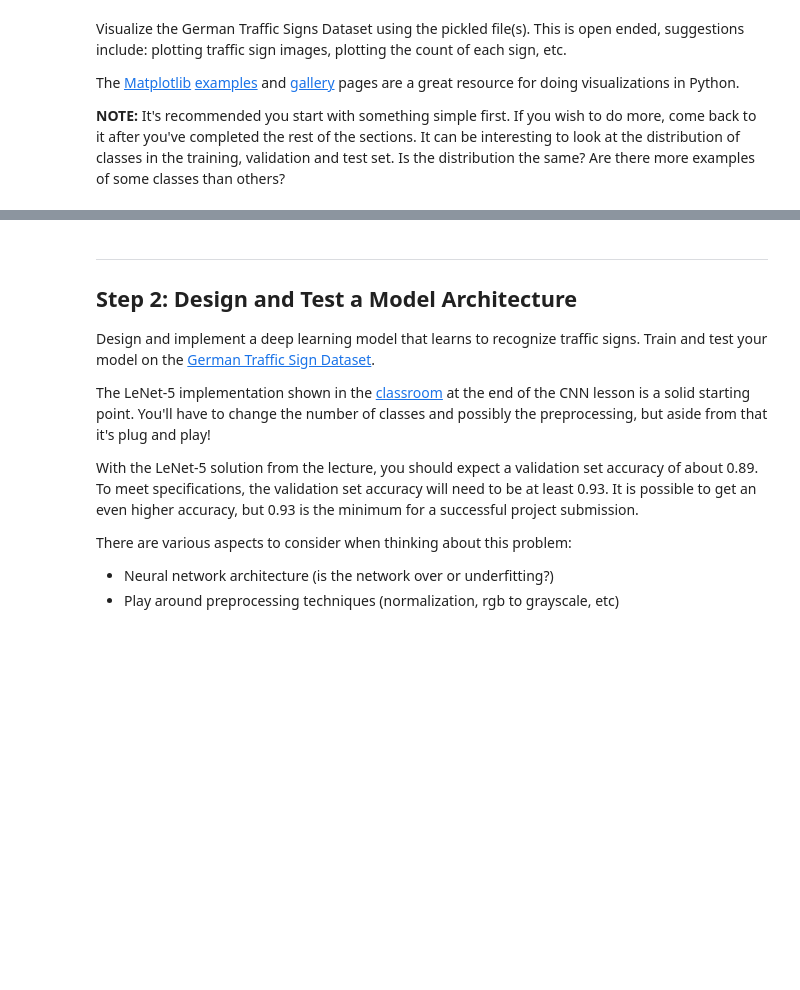
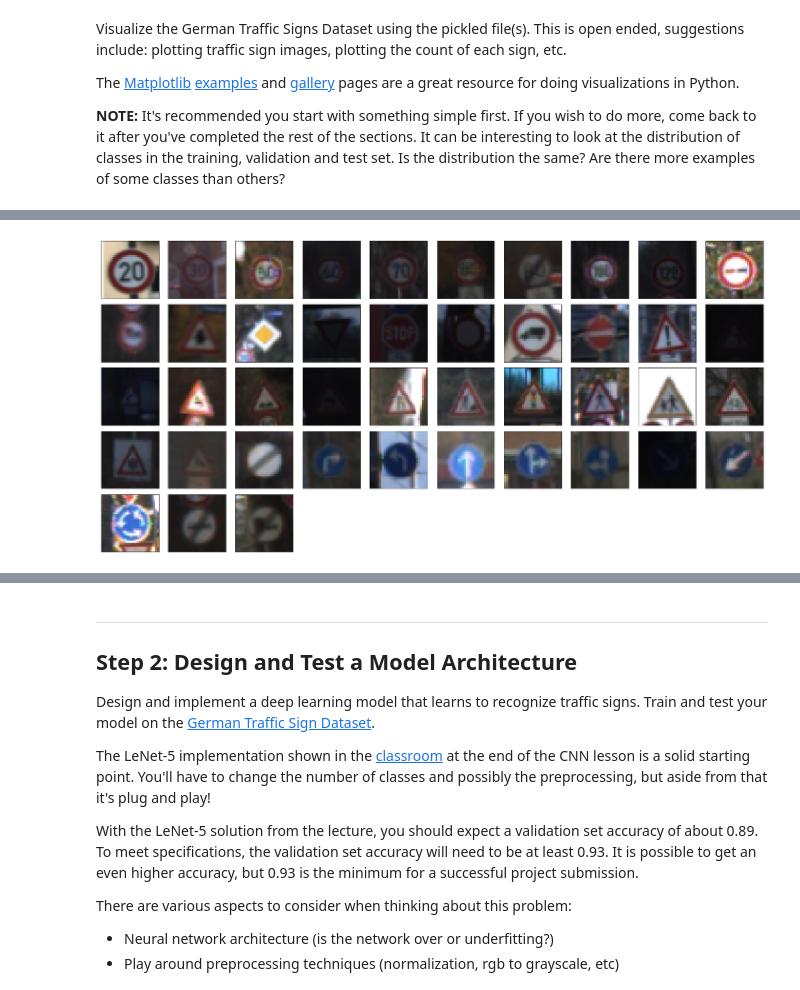
Before and after one commit to shakeelr/CarND-Traffic-Sign-Classifier-Project, a Jupyter notebook: Traffic_Sign_Classifier.ipynb, the cells around one changed output, grey strips where cells are left out. Saved outputs shown, nothing was run; the diff lists cells and outputs as text; code cells hidden in the pictures; blank space fills up the shorter version.

```diff
--- a/Traffic_Sign_Classifier.ipynb
+++ b/Traffic_Sign_Classifier.ipynb
@@ -109 +109,13 @@ plt.imshow(X_train[n])
+# %%
+#Visualize an example of each sign
+#Props to https://github.com/liferlisiqi/Traffic-Sign-Classifier/ for code to make displaying sign examples easier
+plt.figure(figsize=(25, 12))
+plt.subplots_adjust(hspace = .1, wspace=.1)
+for i in range(0, n_classes):
+    index = np.where(y_train==i)[0][0]
+    image = X_train[index]
+    plt.subplot(5, 10, i + 1), plt.imshow(image)
+    plt.xticks([]), plt.yticks([])
+# %% [output]
+[figure, added]
 # %%
```
Also changed, not shown: parts of 19 cells of this notebook, 22 other files.
